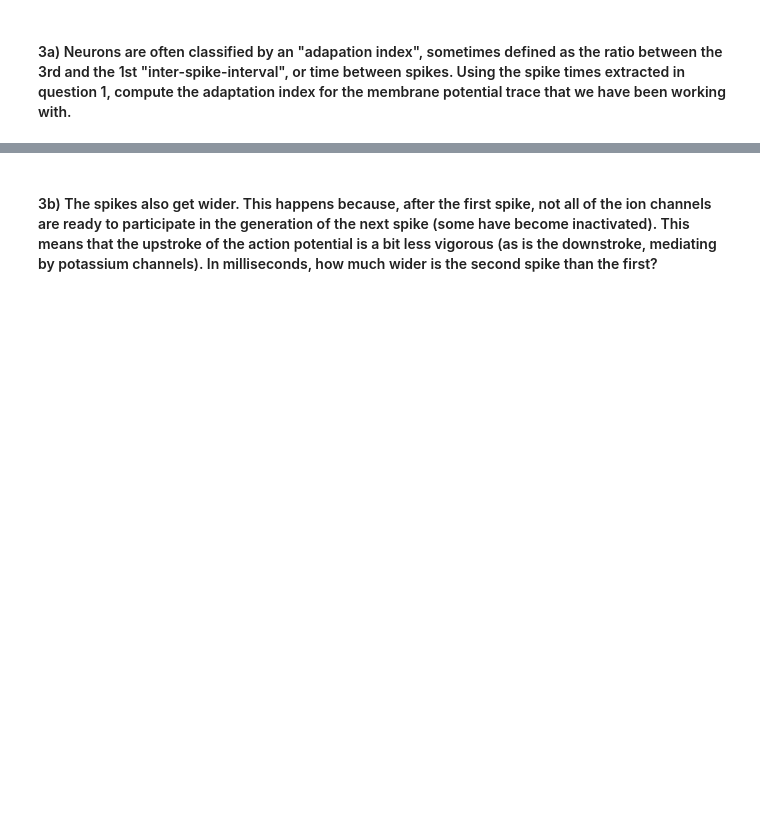
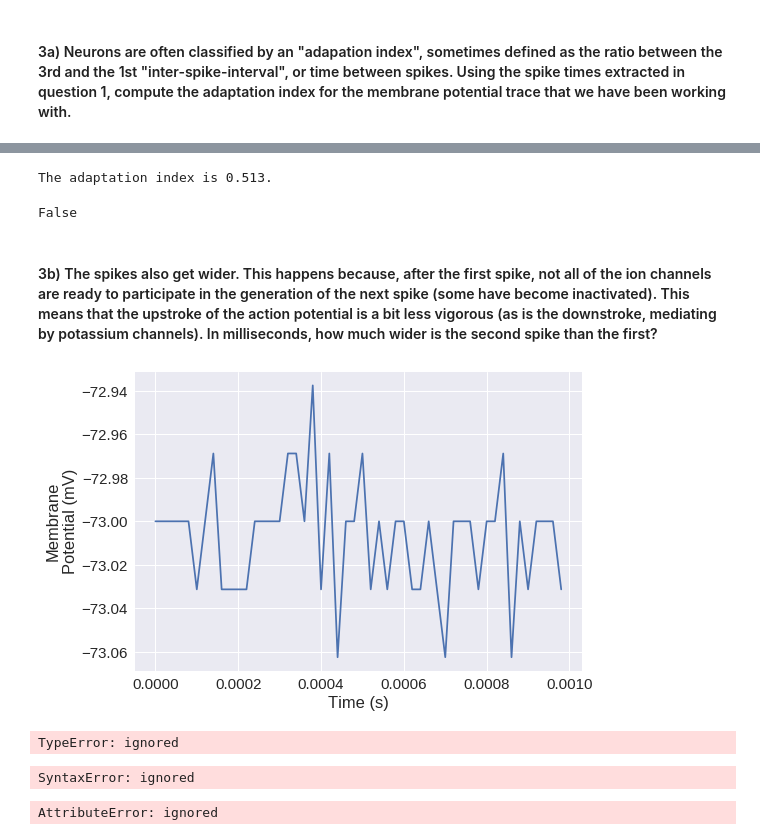
Before and after one commit to nicoletai/assignments, a Jupyter notebook: Nicole_Tai_neurons_exercises.ipynb, the cells around one changed output, grey strips where cells are left out. Drawn from its saved outputs; the diff is of its cells as text; code cells hidden in the pictures; blank space fills up the shorter version.

```diff
--- a/Nicole_Tai_neurons_exercises.ipynb
+++ b/Nicole_Tai_neurons_exercises.ipynb
@@ -125,10 +146,10 @@ plt.ylabel('Membrane\nPotential (mV)');
 from scipy.signal import find_peaks
 
 # Find the peak locations and heights, for peaks that go above 0
-... = find_peaks(...)
+spike_indices, spike_amplitudes = find_peaks(df['response'], height=0)
 
-n_spikes = ...
+n_spikes = len(spike_indices)
 
 # Write a print statement (as in question #1) that says how many spikes there were.
 # Hint: %d will print a value as an integer.
-print(...)
+print("There are %d spikes." %n_spikes)
@@ -178,14 +205,14 @@ plt.plot([0,2],[20,20],'--r');
 # %%
 # You can add a column to any dataframe by just assigning to it with the equals sign.
 # This will give you a new column containing the first derivative that we computed above.
-df[...] = ...
+df['dv/dt'] = dvdt
 
 # Do you remember how we create a selector (with the double equals sign)?
 # You don't have use ==, as you can use >, <, >=, <= or any other comparison operation you can think of.
-is_slope_greater_than_threshold = (... > ...)
+is_slope_greater_than_threshold = (dvdt > 20)
 
 # Now do the extraction:
-places_where_slope_is_greater_than_threshold = ...
+places_where_slope_is_greater_than_threshold = df.loc[df['dv/dt'] > 20]
 
-# Show the first rew rows
+# Show the first few rows
 places_where_slope_is_greater_than_threshold.head()
@@ -228,42 +282,54 @@ inter_spike_intervals
 # Now compute the ratio of the 3rd of these to the 1st of these.
 # Don't forget that indices start from 0 in Python (and C, C++, etc.)
 # Print to three significant figures
-adapation_index = ...
-print(...)
+adaptation_index = inter_spike_intervals[0]/inter_spike_intervals[2]
+print("The adaptation index is %.3g."% adaptation_index)
+# %% [output]
+The adaptation index is 0.513.
 # %%
 # Write a statement that is `True` if this adaptation index is >1.5, and `False` if it is not.
 # You could use such a statement as part of a program to sort neurons into "adapting" and "non-adapting" categories.
-...
+if adaptation_index > 1.5:
+  print('True')
+else:
+  print('False')
+# %% [output]
+False
 # %% [markdown]
 #### 3b) The spikes also get wider. This happens because, after the first spike, not all of the ion channels are ready to participate in the generation of the next spike (some have become inactivated).  This means that the upstroke of the action potential is a bit less vigorous (as is the downstroke, mediating by potassium channels). In milliseconds, how much wider is the second spike than the first?
 # %%
 # First we have to figure out the width of one spike.
 # The width is often defined as the time when the membrane potential crosses above the threshold (from question #2)
 # at spike onset until the time when it crosses below it at the end of the spike.
 # Let's give ourselves some runway and extract a period of time +/- 50 samples of the first spike's peak.
 # Recall that spike_indices contains the locations of the samples for each spike's peak.
-first_spike_index = ...
+first_spike_index = spike_indices[0]
 
 # .loc[] is great for finding a location by name in the index.  But the names in our index are time values, and we have indices here.
 # Use .iloc[] (the "i" stands for integer) to access by index.
-first_spike_data = df[...].iloc[...]
+first_spike_data = df['response'].iloc[0]
+
 
 # But we don't just want that exact sample.  We want +/- 50 samples around the spike.
 # You can get a "slice" of the dataframe using a range like .iloc[first:last], where first and last are some values of your choosing.
-first_spike_data_range = ...
+first_spike_data_range = df['response'].iloc[0:50]
 
 # If all went well, this should like like a plot of the first spike
 first_spike_data_range.plot()
 plt.xlabel('Time (s)')
 plt.ylabel('Membrane\nPotential (mV)');
+# %% [output]
+[figure, added]
 # %%
 # Now you need to extract only those values that are above the threshold determined in question #2d.
 # Use a selector to extract only the values in first_spike_data_range that are above that threshold.
 # Note that the threshold is not the value of the red line (which is a threshold for the first derivative),
 # But the actual threshold you got in question #2d.
-is_first_spike_above_threshold = ... > ...
-first_spike_above_threshold = first_spike_data_range[...]
+is_first_spike_above_threshold = first_spike_data_range > v_at_threshold
+first_spike_above_threshold = first_spike_data_range['response'] >v_at_threshold
 first_spike_above_threshold.head()
+# %% [output]
+TypeError: ignored
 # %%
 # Now you need to find the difference between the first and last time point in `first_spike_above_threshold`
 # This will be the width of the spike.
@@ -271,32 +337,38 @@ first_spike_above_threshold.head()
 # You can access the last element of an array in several ways, but the coolest is with [-1].
 # Why does the index -1 work?  Imagine that the array was wrapped onto a circle.  If 0 is the first element, than -1 is the last element!
 # Don't forget to use .index to access the times (not the membrane potential values), and don't forget to use units!
-first_spike_width = (... - ...) * ...
+first_spike_width = (first_spike_above_threshold[-1] - first_spike_above_threshold[0]) * pq.s
+first_spike_width.rescale('ms')
 
 # Report the width in ms to three significant figures.
-print(...)
+print("The width of the spike is %.3g ms."% first_spike_width
+# %% [output]
+SyntaxError: ignored
 # %%
 # Finally, you will need to repeat this for the second spike.
 # Note that you will need to obtain the threshold again as you did in question #2, but this time for the second spike instead of the first.
 # Hint: at t = 1.032 seconds, the first spike is over and the second spike hasn't begun yet.  You can use this value to extract data for
 # only the second spike and beyond, and then repeat the strategy from question #2 to extract it's threshold.
-df_no_first_spike = df[df.index > ...]
-is_slope_greater_than_threshold = ...
-places_where_slope_is_greater_than_threshold = ...
-t = ...
-v_at_threshold = ...
-second_spike_index = spike_indices[...]
-second_spike_data = ...
-second_spike_data_range = ...
+df_no_first_spike = df[df.index > 1.032]
+is_slope_greater_than_threshold = dvdt > df_no_first_spike
+places_where_slope_is_greater_than_threshold = df.loc[df['dv/dt'] > df_no_first_spike]
+
+t = places_where_slope_is_greater_than_threshold[0]
+v_at_threshold = df.loc[t,'response']
+second_spike_index = spike_indices[1]
+second_spike_data = df['response'].iloc[second_spike_index]
+second_spike_data_range = df['response'].iloc[0:50]
 
 # Plotting is optional
 second_spike_data_range.plot()
 plt.xlabel('Time (s)')
 plt.ylabel('Membrane\nPotential (mV)');
 
-is_second_spike_above_threshold = ...
-second_spike_above_threshold = ...
-second_spike_width = ... # Use this line to compute the value
-second_spike_width = ... # Use this line to rescale to milliseconds
-spike_width_difference = ... - ...
-print("The seconds spike is ... wider than the first" % ...)
+is_second_spike_above_threshold = second_spike_data_range > v_at_threshold
+second_spike_above_threshold =
+second_spike_width = (second_spike_above_threshold[-1] - second_spike_above_threshold[0]) * pq.s # Use this line to compute the value
+second_spike_width = second_spike_width.rescale('ms') # Use this line to rescale to milliseconds
+spike_width_difference = second_spike_width - first_spike_width
+print("The seconds spike is %.3g ms wider than the first" % spike_width_difference)
+# %% [output]
+AttributeError: ignored
```
Also changed, not shown: parts of 15 cells of this notebook.
